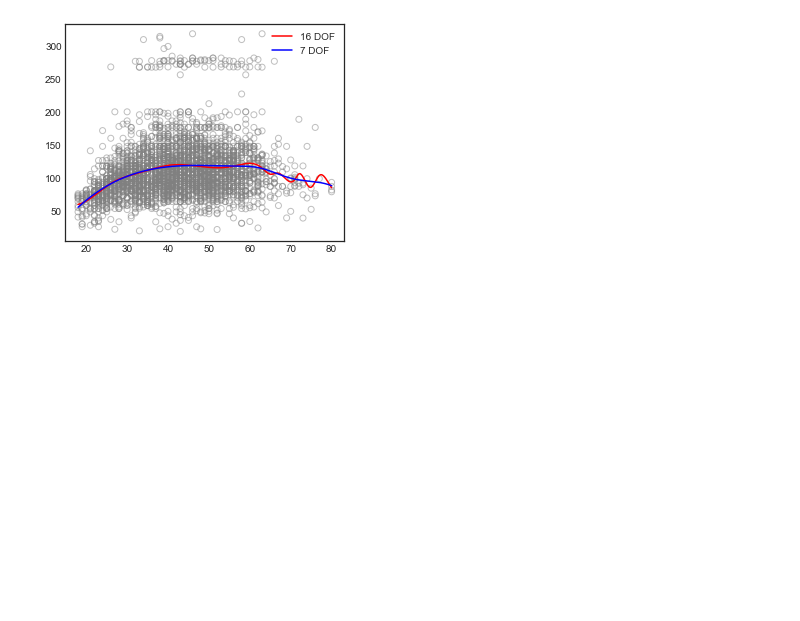
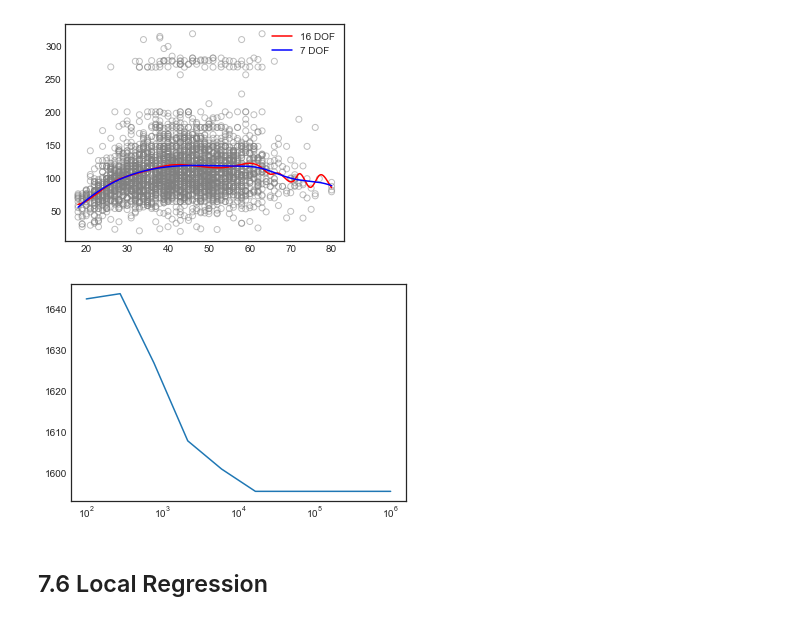
Before and after one commit to pedvide/ISLR_Python, a Jupyter notebook: Chapter7_Moving_Beyond_Linearity.ipynb, the cells around one changed output. Cells and saved outputs as stored; diff of their text form; code cells hidden in the pictures; blank space fills up the shorter version.

Commit message:
CV for smoothing splines

```diff
--- a/Chapter7_Moving_Beyond_Linearity.ipynb
+++ b/Chapter7_Moving_Beyond_Linearity.ipynb
@@ -395,0 +388,5 @@ smoothing_spline_df7 = UnivariateSpline(X_unique, y_unique_mean, s=3.75e3)
+# %%
+smoothing_spline_df16 = SmoothingSpline(s=2.8e3)
+smoothing_spline_df16.fit(X, y)
+smoothing_spline_df7 = SmoothingSpline(s=3.75e3)
+smoothing_spline_df7.fit(X, y)
@@ -406,3 +405,15 @@ ax.plot(age_range, y_pred_df7, 'b', label='7 DOF')
 ax.legend();
 # %% [output]
 [figure]
+# %%
+errors_smooth = []
+smoothing = np.logspace(2, 6, 10)
+for s in smoothing:
+    score = cross_val_score(SmoothingSpline(s=s), X, y, cv=10, scoring='neg_mean_squared_error')
+    errors_smooth.append(-score.mean())
+# %%
+plt.semilogx(smoothing, errors_smooth);
+# %% [output]
+[figure, added]
+# %% [markdown]
+## 7.6 Local Regression
```
Also changed, not shown: parts of 5 cells of this notebook.
